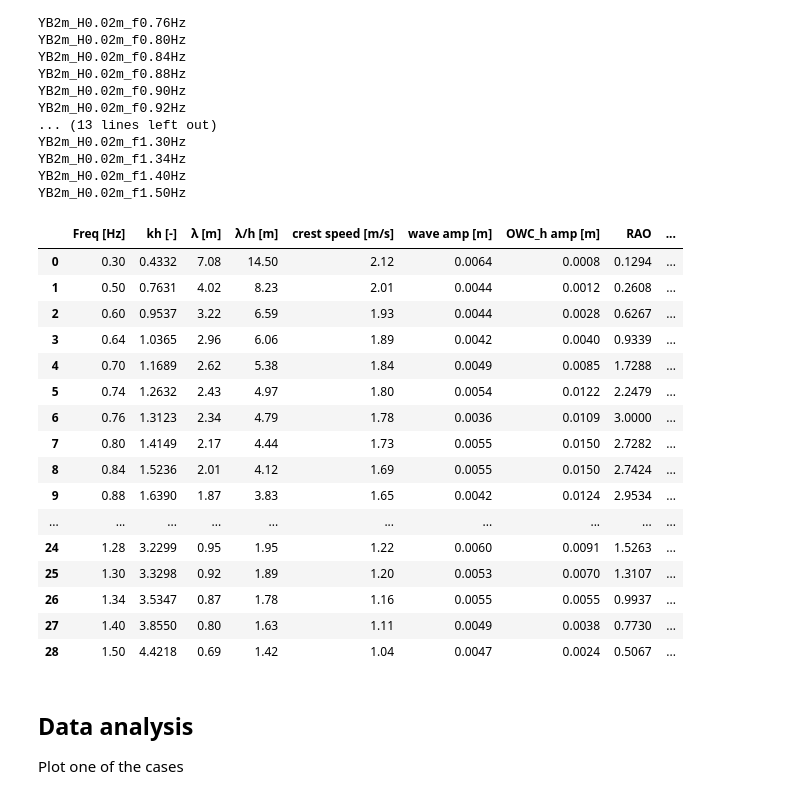
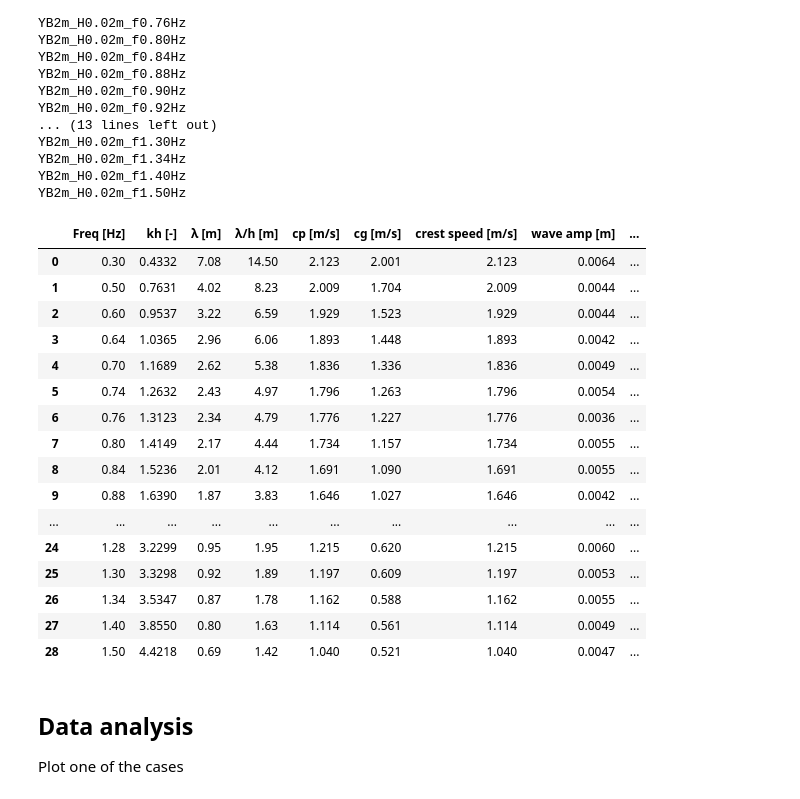
Before and after one commit to joaochenriques/WE_LAB_2023, a Jupyter notebook: OWC_ExpAnalysis_V24.ipynb, the cells around one changed output. Cells and saved outputs as stored; diff of their text form; code cells hidden in the pictures.

```diff
--- a/OWC_ExpAnalysis_V24.ipynb
+++ b/OWC_ExpAnalysis_V24.ipynb
@@ -209,12 +211,16 @@ and
 c_g = \frac{\omega h}{2kh} \left( 1 + \frac{2kh}{\sinh(2kh)}\right).
 \end{equation*}
 # %%
-def wave_power( cnt, h, H, f ):
+def group_velocity( h, H, f ):
     ω = 2.0 * np.pi * f
     two_kh = 2.0 *  dispersion_relation( ω, h )
     c_g = ω * h / two_kh * ( 1.0 + two_kh / np.sinh(two_kh) )
-    E = 1.0 / 8.0 * cnt.𝜌_w * cnt.grav * H**2
-    return E * c_g
+    return c_g
+# %%
+def wave_power( cnt, h, H, f ):
+    c_g = group_velocity( h, H, f )
+    E = 1.0 / 8.0 * cnt.𝜌_w * cnt.grav * H**2
+    return E * c_g
 # %% [markdown]
 Function to compute the mean and the amplitude of a signal within a given interval [i_left, i_right]
 # %% [markdown]
@@ -248,7 +254,7 @@ PlotFilterSpecs( LP_coefs, consts.LP_fsample, consts.LP_fc, consts.LP_sigma, res
 # %% [output]
 [drawing not drawn]
 # %%
-def compute_working_time_interval( times, wave_h, fsample, cp, L_beach, L_waveProbe, L_buoy ):
+def compute_working_time_interval( times, wave_h, fsample, veloc, L_beach, L_waveProbe, L_buoy ):
 
     #################################################################
     # Find wave peaks
@@ -294,7 +300,7 @@ def compute_working_time_interval( times, wave_h, fsample, cp, L_beach, L_wavePr
 
     #################################################################
     # The last peak
-    t1 = t0 + ( (L_beach-L_waveProbe) + (L_beach - L_buoy ) ) / cp
+    t1 = t0 + ( (L_beach-L_waveProbe) + (L_beach - L_buoy ) ) / veloc
 
     return t0, t1
 # %%
@@ -429,6 +435,8 @@ class test_data:
         self.pp_Pwave_lst = np.zeros( n_cases )      # array of wave power
         self.pp_Pturb_lst = np.zeros( n_cases )      # array of turbine power
         self.pp_CWR_lst = np.zeros( n_cases )        # array of CWR
+        self.pp_cp_lst = np.zeros( n_cases )         # array of phase velocity
+        self.pp_cg_lst = np.zeros( n_cases )         # array of group velicity
         self.pp_λ_lst = np.zeros( n_cases )          # array of wavelength
         self.pp_λh_lst = np.zeros( n_cases )         # array of wavelength/depth
         self.pp_kh_lst = np.zeros( n_cases )         # array of k*h
@@ -471,6 +479,7 @@ class test_data:
 
             #========================================================================
             # time interval used for mean values
+            # First estimate
             t0, t1 = compute_working_time_interval( times, wave_h, fsample, cp, L_beach, L_waveProbe, L_buoy )
 
             #========================================================================
@@ -478,6 +487,9 @@ class test_data:
             waves_times_lower_peaks, waves_times_upper_peaks, \
                 waves_lower_peaks, waves_upper_peaks = compute_peaks( times, wave_h, fsample, t0, t1 )
             wave_amp = 0.5 * ( np.mean( waves_upper_peaks ) - np.mean( waves_lower_peaks ) )
+
+            cg = group_velocity( h_depth, 2.0*wave_amp, freq )
+            t0, t1 = compute_working_time_interval( times, wave_h, fsample, cg, L_beach, L_waveProbe, L_buoy )
 
             #========================================================================
             # wave power [W]
@@ -493,7 +505,6 @@ class test_data:
             OWC_h_times_lower_peaks, OWC_h_times_upper_peaks, \
                 OWC_h_lower_peaks, OWC_h_upper_peaks = compute_peaks( times, OWC_h, fsample, t0, t1 )
             OWC_h_amp = 0.5 * ( np.mean( OWC_h_upper_peaks ) - np.mean( OWC_h_lower_peaks ) )
-
 
             #========================================================================
             # Compute the OWC motion amplitute
@@ -532,6 +543,9 @@ class test_data:
             self.pp_Pwave_lst[num] = np.round( Pwave, 4 )
             self.pp_Pturb_lst[num] = np.round( Pturb, 4 )
             self.pp_CWR_lst[num] = np.round( Pturb / Pwave, 3 )
+            self.pp_cp_lst[num] = np.round( cp, 3 )
+            self.pp_cg_lst[num] = np.round( cg, 3 )
+
             self.pp_λ_lst[num] = np.round( λ, 2 )
             self.pp_λh_lst[num] = np.round( λh, 2 )
             self.pp_kh_lst[num] = np.round( kh, 4 )
@@ -562,6 +576,8 @@ data =  {   "Freq [Hz]": TD.pp_freq_lst,
             "kh [-]" : TD.pp_kh_lst,
             "λ [m]" : TD.pp_λ_lst,
             "λ/h [m]" : TD.pp_λh_lst,
+            "cp [m/s]" : TD.pp_cp_lst,
+            "cg [m/s]" : TD.pp_cg_lst,
             "crest speed [m/s]" : TD.pp_cp_lst,
             "wave amp [m]": TD.pp_wave_amp_lst,
             "OWC_h amp [m]": TD.pp_OWC_h_amp_lst,
@@ -571,7 +587,8 @@ data =  {   "Freq [Hz]": TD.pp_freq_lst,
             "OWC_p amp [Pa]": TD.pp_OWC_p_amp_lst,
             "Pturb [W]": TD.pp_Pturb_lst,
             "CWR [-]": TD.pp_CWR_lst,
-            "t0 [s]": TD.pp_t0_lst, "t1 [s]": TD.pp_t1_lst
+            "t0 [s]": TD.pp_t0_lst,
+            "t1 [s]": TD.pp_t1_lst
         }
 
 # Create Excel File
@@ -588,50 +605,50 @@ if save_time_series_in_EXCEL:
       freq = TD.xp_freq[ case_key ]         # Wave Frequency
 
       flt_times = TD.flt_times[ case_key ]
 
       flt_wave_h = TD.flt_wave_h[ case_key ]
       flt_OWC_h = TD.flt_OWC_h[ case_key ]
       flt_OWC_p = TD.flt_OWC_p[ case_key ]
 
       data_freq = { "times": flt_times,
               "flt_wave_h": flt_wave_h,
               "flt_OWC_h": flt_OWC_h,
               "flt_OWC_p": flt_OWC_p
             }
       df_freq = pd.DataFrame( data_freq )
       df_freq.to_excel( writer, index=False, sheet_name='f%.2fHz' % freq )
 
 df = pd.DataFrame( data )
 df.to_excel( writer, index=False, sheet_name='Summary' )
 
 worksheet = writer.sheets['Summary']
 worksheet.set_column( 'A:P', 14, right )
 
 # Write the column headers with the defined format
 for col_num, value in enumerate(df.columns.values):
     worksheet.write( 0, col_num, value, header_format )
 worksheet.freeze_panes(1, 1)
 writer.save()
 
 df
 # %% [output]
-|  | Freq [Hz] | kh [-] | λ [m] | λ/h [m] | crest speed [m/s] | wave amp [m] | OWC_h amp [m] | RAO | ... |
-| 0 | 0.30 | 0.4332 | 7.08 | 14.50 | 2.12 | 0.0064 | 0.0008 | 0.1294 | ... |
-| 1 | 0.50 | 0.7631 | 4.02 | 8.23 | 2.01 | 0.0044 | 0.0012 | 0.2608 | ... |
-| 2 | 0.60 | 0.9537 | 3.22 | 6.59 | 1.93 | 0.0044 | 0.0028 | 0.6267 | ... |
-| 3 | 0.64 | 1.0365 | 2.96 | 6.06 | 1.89 | 0.0042 | 0.0040 | 0.9339 | ... |
-| 4 | 0.70 | 1.1689 | 2.62 | 5.38 | 1.84 | 0.0049 | 0.0085 | 1.7288 | ... |
-| 5 | 0.74 | 1.2632 | 2.43 | 4.97 | 1.80 | 0.0054 | 0.0122 | 2.2479 | ... |
-| 6 | 0.76 | 1.3123 | 2.34 | 4.79 | 1.78 | 0.0036 | 0.0109 | 3.0000 | ... |
-| 7 | 0.80 | 1.4149 | 2.17 | 4.44 | 1.73 | 0.0055 | 0.0150 | 2.7282 | ... |
-| 8 | 0.84 | 1.5236 | 2.01 | 4.12 | 1.69 | 0.0055 | 0.0150 | 2.7424 | ... |
-| 9 | 0.88 | 1.6390 | 1.87 | 3.83 | 1.65 | 0.0042 | 0.0124 | 2.9534 | ... |
+|  | Freq [Hz] | kh [-] | λ [m] | λ/h [m] | cp [m/s] | cg [m/s] | crest speed [m/s] | wave amp [m] | ... |
+| 0 | 0.30 | 0.4332 | 7.08 | 14.50 | 2.123 | 2.001 | 2.123 | 0.0064 | ... |
+| 1 | 0.50 | 0.7631 | 4.02 | 8.23 | 2.009 | 1.704 | 2.009 | 0.0044 | ... |
+| 2 | 0.60 | 0.9537 | 3.22 | 6.59 | 1.929 | 1.523 | 1.929 | 0.0044 | ... |
+| 3 | 0.64 | 1.0365 | 2.96 | 6.06 | 1.893 | 1.448 | 1.893 | 0.0042 | ... |
+| 4 | 0.70 | 1.1689 | 2.62 | 5.38 | 1.836 | 1.336 | 1.836 | 0.0049 | ... |
+| 5 | 0.74 | 1.2632 | 2.43 | 4.97 | 1.796 | 1.263 | 1.796 | 0.0054 | ... |
+| 6 | 0.76 | 1.3123 | 2.34 | 4.79 | 1.776 | 1.227 | 1.776 | 0.0036 | ... |
+| 7 | 0.80 | 1.4149 | 2.17 | 4.44 | 1.734 | 1.157 | 1.734 | 0.0055 | ... |
+| 8 | 0.84 | 1.5236 | 2.01 | 4.12 | 1.691 | 1.090 | 1.691 | 0.0055 | ... |
+| 9 | 0.88 | 1.6390 | 1.87 | 3.83 | 1.646 | 1.027 | 1.646 | 0.0042 | ... |
 | ... | ... | ... | ... | ... | ... | ... | ... | ... | ... |
-| 24 | 1.28 | 3.2299 | 0.95 | 1.95 | 1.22 | 0.0060 | 0.0091 | 1.5263 | ... |
-| 25 | 1.30 | 3.3298 | 0.92 | 1.89 | 1.20 | 0.0053 | 0.0070 | 1.3107 | ... |
-| 26 | 1.34 | 3.5347 | 0.87 | 1.78 | 1.16 | 0.0055 | 0.0055 | 0.9937 | ... |
-| 27 | 1.40 | 3.8550 | 0.80 | 1.63 | 1.11 | 0.0049 | 0.0038 | 0.7730 | ... |
-| 28 | 1.50 | 4.4218 | 0.69 | 1.42 | 1.04 | 0.0047 | 0.0024 | 0.5067 | ... |
+| 24 | 1.28 | 3.2299 | 0.95 | 1.95 | 1.215 | 0.620 | 1.215 | 0.0060 | ... |
+| 25 | 1.30 | 3.3298 | 0.92 | 1.89 | 1.197 | 0.609 | 1.197 | 0.0053 | ... |
+| 26 | 1.34 | 3.5347 | 0.87 | 1.78 | 1.162 | 0.588 | 1.162 | 0.0055 | ... |
+| 27 | 1.40 | 3.8550 | 0.80 | 1.63 | 1.114 | 0.561 | 1.114 | 0.0049 | ... |
+| 28 | 1.50 | 4.4218 | 0.69 | 1.42 | 1.040 | 0.521 | 1.040 | 0.0047 | ... |
 # %% [markdown]
 ## Data analysis
 
```
Also changed, not shown: parts of 2 cells of this notebook.
